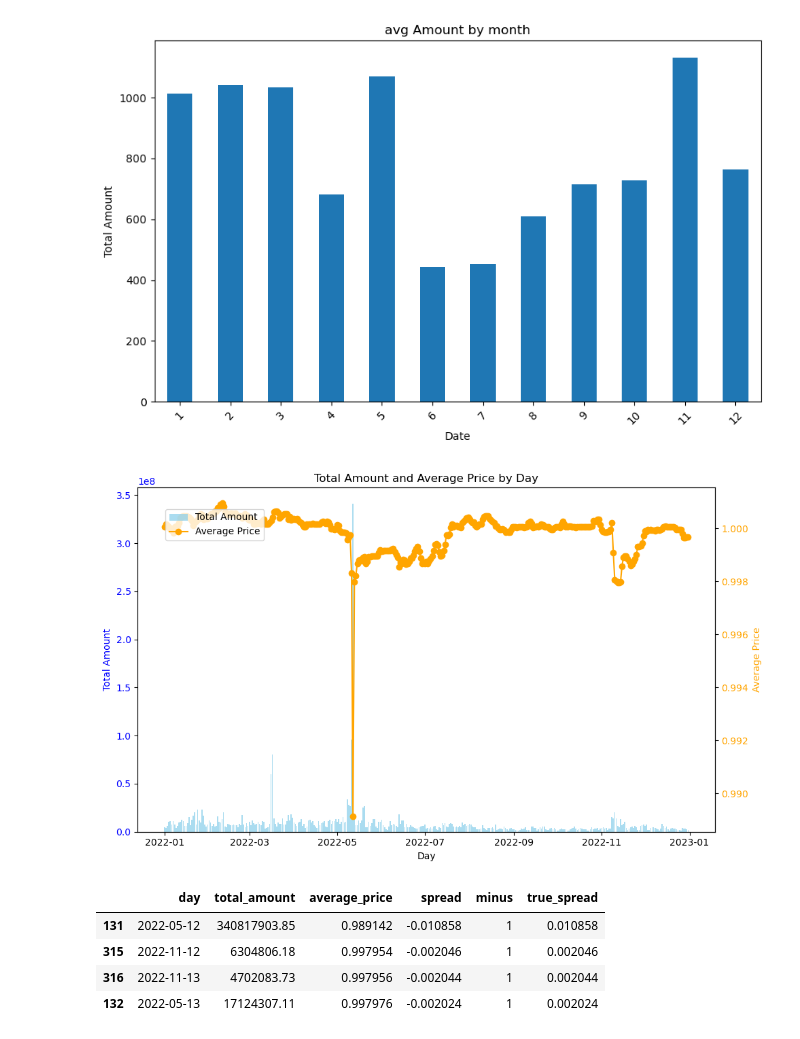
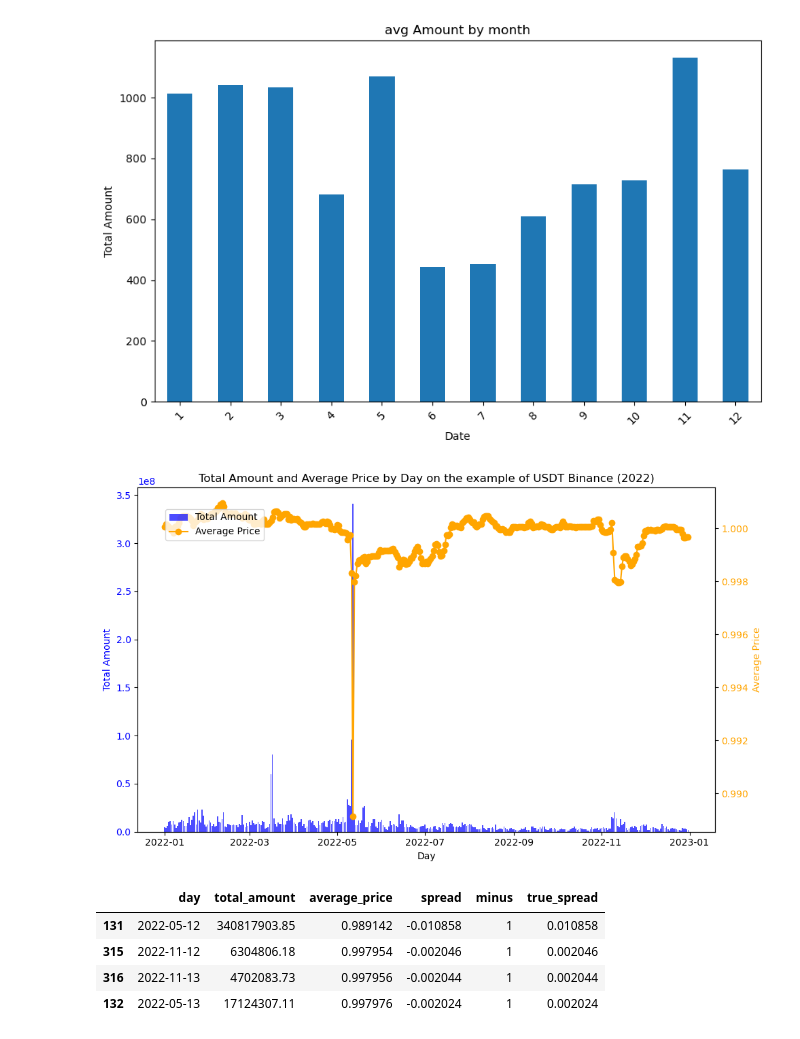
Before and after one commit to tilian15/stable_analysis, a Jupyter notebook: main.ipynb, the cells around one changed output. Drawn from its saved outputs; the diff is of its cells as text; code cells hidden in the pictures.

```diff
--- a/main.ipynb
+++ b/main.ipynb
@@ -173,3 +171,12 @@ df=df[df["market"]=="binance.us-usdt-usd-spot"]
+# %%
+df=binance.copy()
+# Add Month, Year, Day, and Hour columns
+df["year"] = df["time"].dt.year
+df["month"] = df["time"].dt.month
+df["day"] = df["time"].dt.day
+df["hour"] = df["time"].dt.hour
+
+df=df[df["market"]=="binance.us-usdt-usd-spot"]
 # %%
 
 # Aggregated Amount by Day
@@ -199,36 +206,36 @@ plt.show()
 df["day"] = df["time"].dt.date
 
 # Aggregate data by day
 daily_stats = df.groupby("day").agg(
     total_amount=("amount", "sum"),
     average_price=("price", "mean")
 ).reset_index()
 
 # Dual-Axis Plot
 fig, ax1 = plt.subplots(figsize=(10, 6))
 
 # Plot total amount on the primary y-axis
-ax1.bar(daily_stats["day"], daily_stats["total_amount"], color="skyblue", label="Total Amount", alpha=0.7)
+ax1.bar(daily_stats["day"], (daily_stats["total_amount"]), color="blue", label="Total Amount", alpha=0.7)
 ax1.set_xlabel("Day")
 ax1.set_ylabel("Total Amount", color="blue")
 ax1.tick_params(axis="y", labelcolor="blue")
-ax1.set_title("Total Amount and Average Price by Day")
+ax1.set_title("Total Amount and Average Price by Day on the example of USDT Binance (2022)")
 
 # Plot average price on the secondary y-axis
 ax2 = ax1.twinx()
 ax2.plot(daily_stats["day"], daily_stats["average_price"], color="orange", label="Average Price", marker="o")
 ax2.set_ylabel("Average Price", color="orange")
 ax2.tick_params(axis="y", labelcolor="orange")
 
 # Add a legend
 fig.legend(loc="upper left", bbox_to_anchor=(0.1, 0.9))
 
 # Show the plot
 plt.xticks(rotation=45)
 plt.tight_layout()
 plt.show()
 # %% [output]
-[figure, old version]
+[figure, new version]
 # %%
 daily_stats['spread']=(daily_stats['average_price']-1)
 daily_stats["minus"] = (daily_stats['spread'] < 0).astype(int)
```
Also changed, not shown: parts of 2 cells of this notebook, 1 other file.
